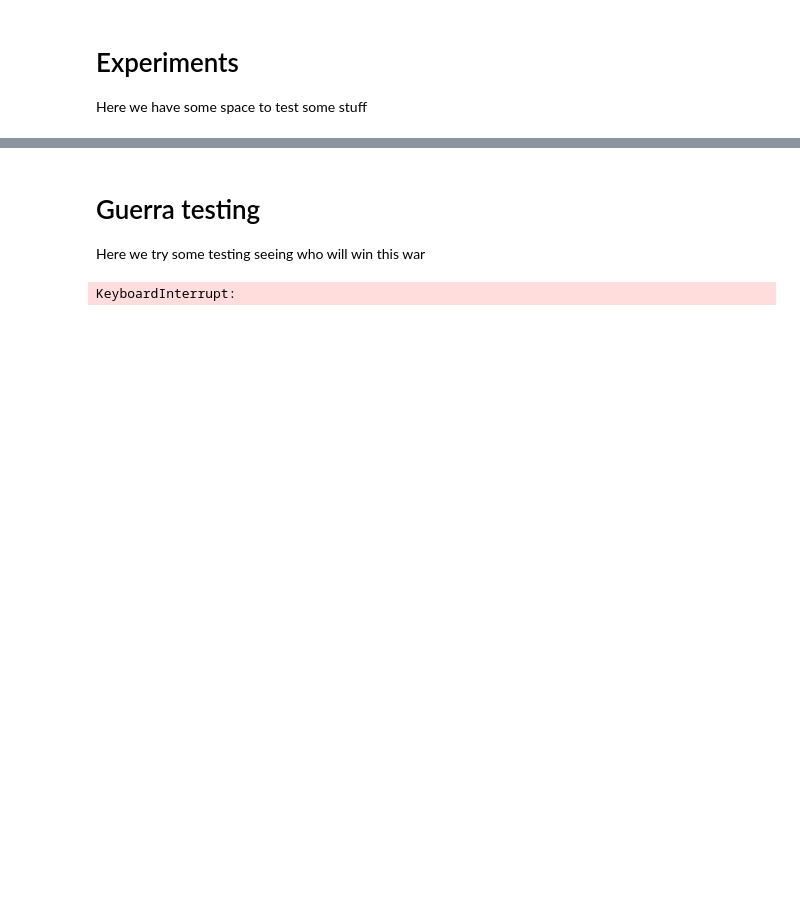
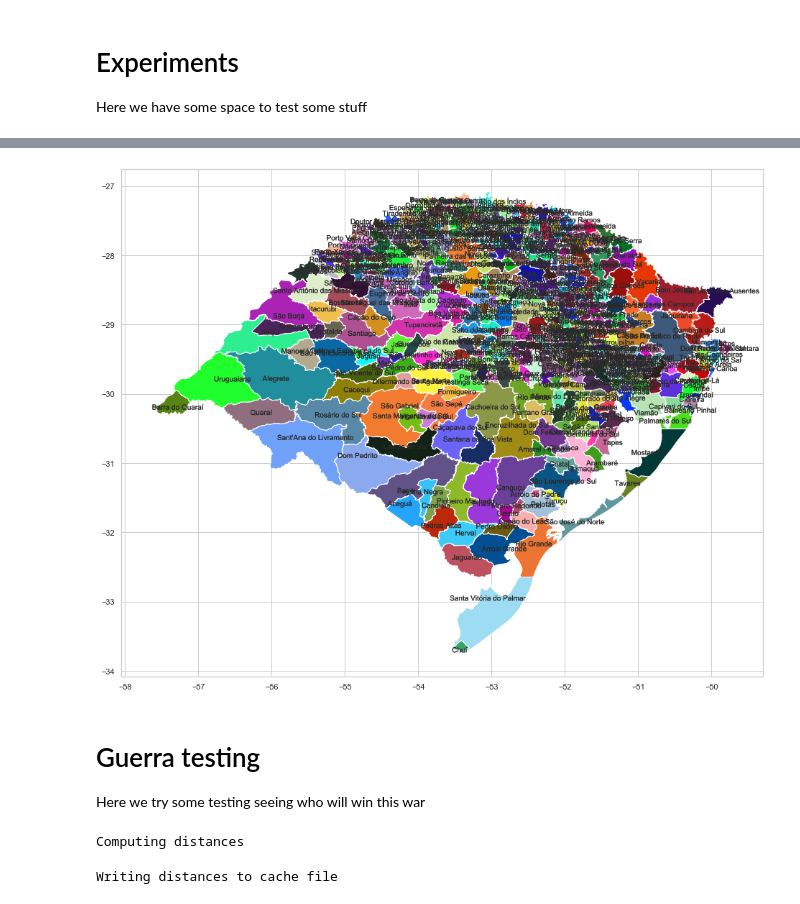
Before and after one commit to rafaeelaudibert/GuerraMundialRS, a Jupyter notebook: GuerraRS.ipynb, the cells around one changed output, grey strips where cells are left out. Cells and saved outputs as stored; diff of their text form; code cells hidden in the pictures; blank space fills up the shorter version.

```diff
--- a/GuerraRS.ipynb
+++ b/GuerraRS.ipynb
@@ -125,37 +125,41 @@ def plot_city(df, city_name):
 # %% [markdown]
 And a function to plot a map, and cities, by color
 # %%
-def plot_map_fill(sf, df, cities, title,
-                                  x_lim = None,
-                                  y_lim = None,
-                                  figsize = (11,9)):
+def plot_map_fill(sf, df,
+                      x_lim = None,
+                      y_lim = None,
+                      figsize = (16,13),
+                      **kwargs):
     '''
     Plot map with lim coordinates, and the cities asked with their correspondent color
     '''
 
     # Configure the plot
-    plt.figure(figsize = figsize)
     fig, ax = plt.subplots(figsize = figsize)
-    fig.suptitle(title, fontsize=16)
 
     # Plot all the cities in the map
     for shape in sf.shapeRecords():
         x = [point[0] for point in shape.shape.points[:]]
         y = [point[1] for point in shape.shape.points[:]]
-        ax.plot(x, y, 'k')
+        ax.plot(x, y, 'w', linewidth=0.06)
 
     # Plot the cities
-    for city_name, color in cities:
-        x_lon, y_lat = get_city_coordinates(df, city_name)
-        ax.fill(x_lon, y_lat, color)
+    for owner_name in df.owner.unique():
+        owner = df[df['nome'] == owner_name].iloc[0]
+        owned_by = df[df['owner'] == owner_name]
+        for index, row in owned_by.iterrows():
+            plot_city(df, row.nome, owner.color, **kwargs)
 
-        x_center, y_center = get_city_centre(df, city_name)
-        plt.text(x_center, y_center, city_name, fontsize=10)
+        x_center, y_center = np.mean([get_city_centre(df, owned_by_name) for owned_by_name in owned_by.nome], 0)
+        txt = plt.text(x_center, y_center, owner_name, va='center', ha='center', **kwargs)
+        txt.set_path_effects([PathEffects.withStroke(linewidth=4, foreground='w')])
 
     # Configure the map size
-    if (x_lim != None) & (y_lim != None):
+    if (x_lim != None) and (y_lim != None):
         plt.xlim(x_lim)
         plt.ylim(y_lim)
+
+    # plt.axes().set_aspect('scaled')
 # %% [markdown]
 # Experiments
 
@@ -198,14 +193,29 @@ array([-51.53354743, -29.33345699])
+# %%
+df = df.assign(color=[np.random.rand(3,) for city_name in df['nome']])
+plot_map_fill(sf, df, fontsize=7)
+# %% [output]
+[figure, added]
 # %% [markdown]
 # Guerra testing
 
 Here we try some testing seeing who will win this war
 # %%
 # Precompute the distances
-DISTANCES = {}
+if os.path.isfile('./distances.json'):
+    print("Fetching distances from cached file")
+    with open('./distances.json', 'r') as f:
+        DISTANCES = json.load(f)
+else:
+    print("Computing distances")
+    with tqdm(df['nome']) as t:
+        for city_name in t:
+            t.set_description(city_name)
+            DISTANCES[city_name] = distance_to_other_cities(df, city_name)
 
-with tqdm(df['nome']) as t:
-    for city_name in t:
-        t.set_description(city_name)
-        DISTANCES[city_name] = distance_to_other_cities(df, city_name)
+    # Write the distances to a file
+    print("Writing distances to cache file")
+    with open('distances.json', 'w') as f:
+        json.dump(DISTANCES, f)
 # %% [output]
-KeyboardInterrupt:
+Computing distances
+Writing distances to cache file
```
Also changed, not shown: parts of 15 cells of this notebook.
